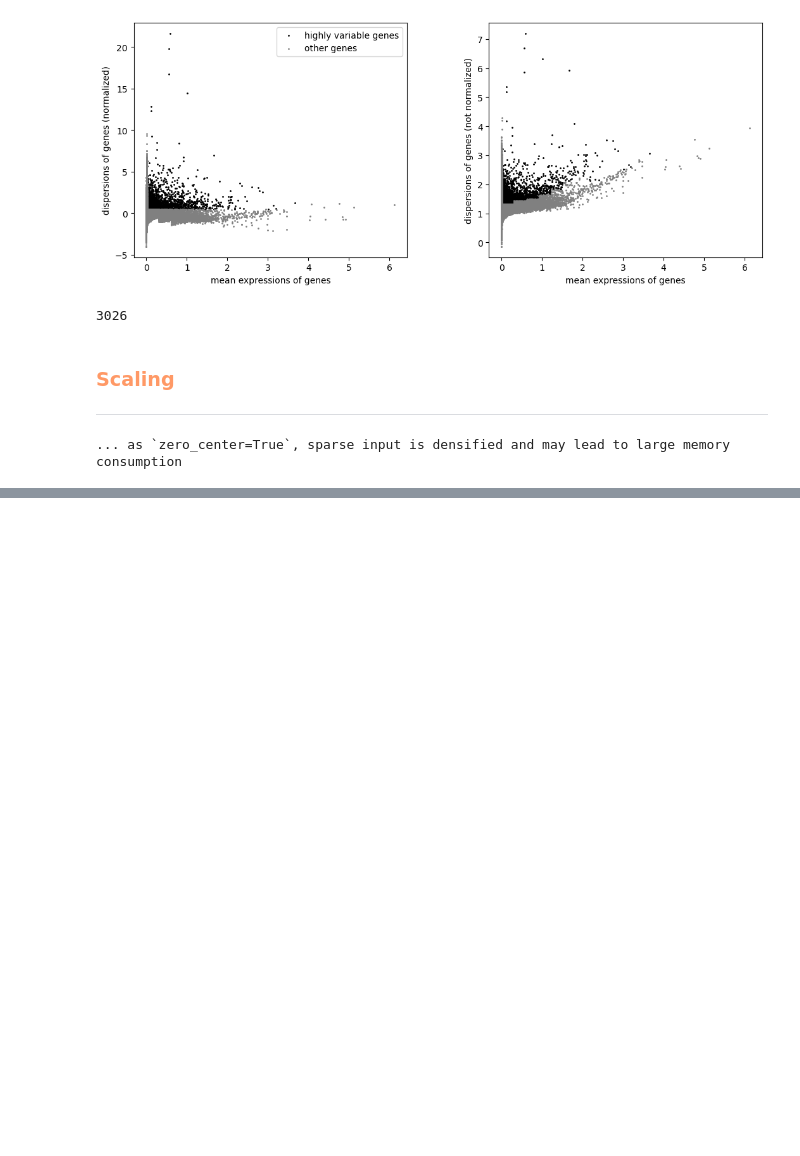
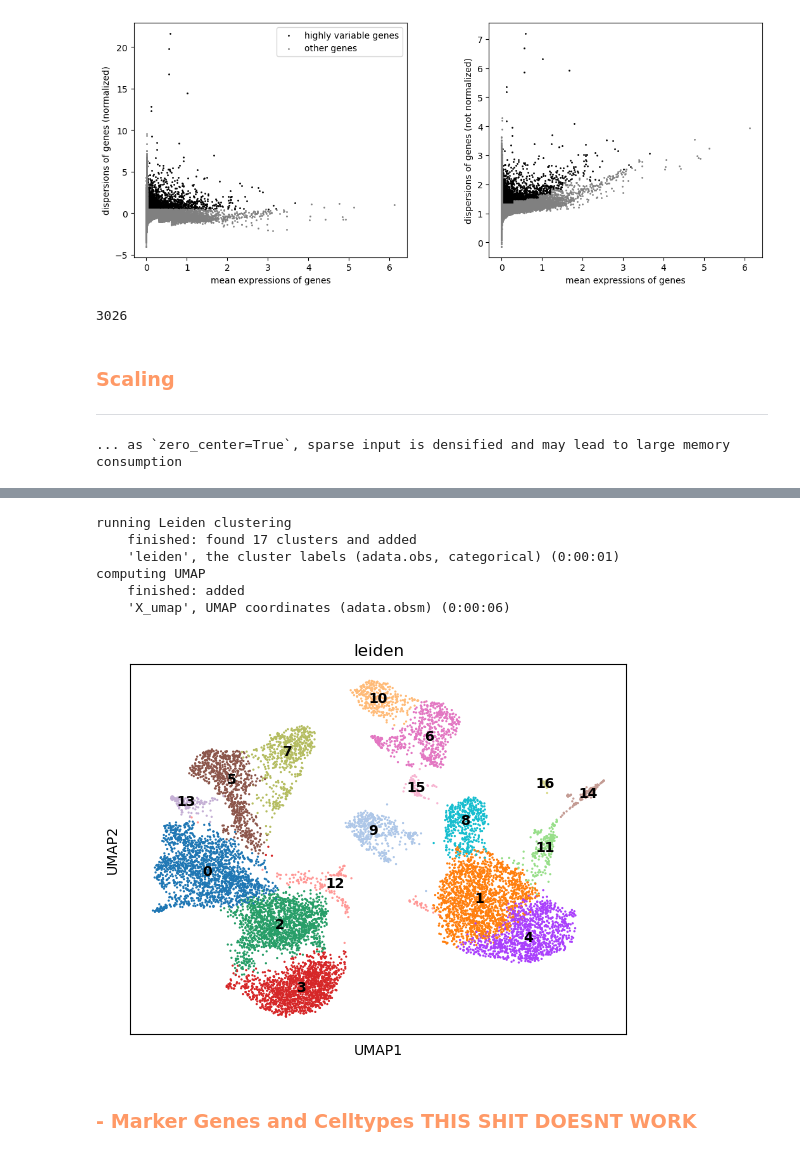
Before and after one commit to the-rich-piana/BioInfo-Notes, a Jupyter notebook: pbmc10k_ATAC.ipynb, the cells around one changed output, grey strips where cells are left out. Cells and saved outputs as stored; diff of their text form; code cells hidden in the pictures; blank space fills up the shorter version.

```diff
--- a/pbmc10k_ATAC.ipynb
+++ b/pbmc10k_ATAC.ipynb
@@ -148,0 +186,14 @@ compute cell neighbourhood graph, and perform clustering to define cell types.
+# %%
+sc.tl.leiden(rna, resolution=.5)
+sc.tl.umap(rna, spread=1., min_dist=.5, random_state=11)
+sc.pl.umap(rna, color="leiden", legend_loc="on data")
+# %% [output]
+running Leiden clustering
+    finished: found 17 clusters and added
+    'leiden', the cluster labels (adata.obs, categorical) (0:00:01)
+computing UMAP
+    finished: added
+    'X_umap', UMAP coordinates (adata.obsm) (0:00:06)
+[figure, added]
+# %% [markdown]
+<h3 style="color:#ff9966"> - Marker Genes and Celltypes THIS SHIT DOESNT WORK</h3>
```
Also changed, not shown: parts of 30 cells of this notebook.
